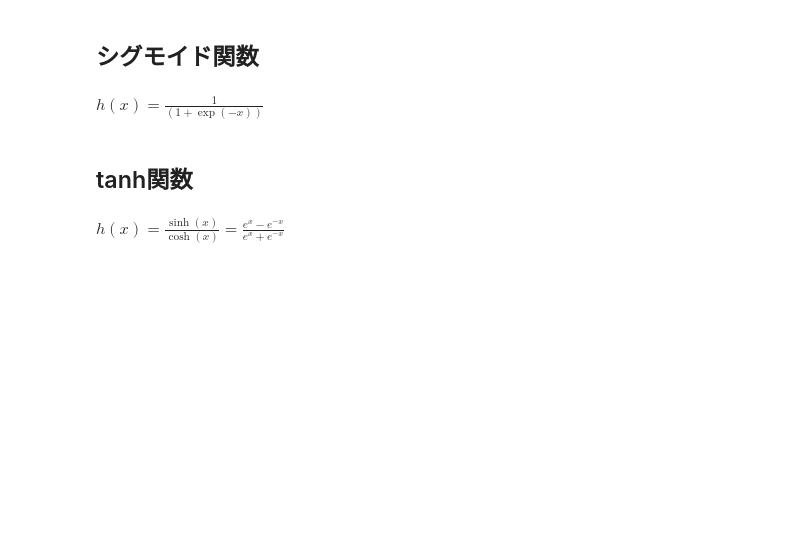
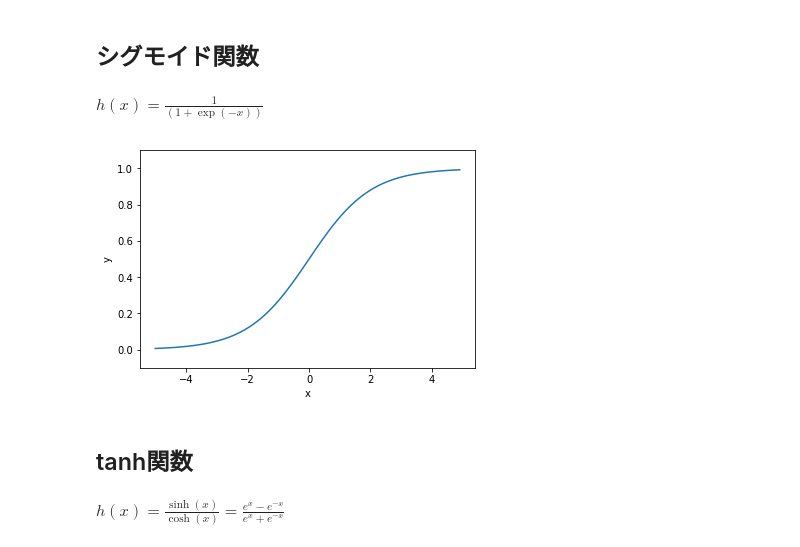
Before and after one commit to dychi/skillup-ai, a Jupyter notebook: DL_Course/Day1/2_notebook/1_2_activation_function_trainee.ipynb, the cells around one changed output. Saved outputs shown, nothing was run; the diff lists cells and outputs as text; code cells hidden in the pictures; blank space fills up the shorter version.

```diff
--- a/DL_Course/Day1/2_notebook/1_2_activation_function_trainee.ipynb
+++ b/DL_Course/Day1/2_notebook/1_2_activation_function_trainee.ipynb
@@ -49,15 +57,17 @@ $\displaystyle{h(x)=\frac{1}{(1+\exp(-x))}}$
 np.exp(1)
 # %%
 def sigmoid(x):
-    return
+    return 1 / (1 + np.exp(-x))
 
 x = np.arange(-5,5,0.1)
 y = sigmoid(x)
 plt.plot(x,y)
 plt.xlabel("x")
 plt.ylabel("y")
 plt.ylim([-0.1,1.1])
 plt.show()
+# %% [output]
+[figure, added]
 # %% [markdown]
 ## tanh関数
 # %% [markdown]
```
Also changed, not shown: parts of 10 cells of this notebook, 7 other files.
